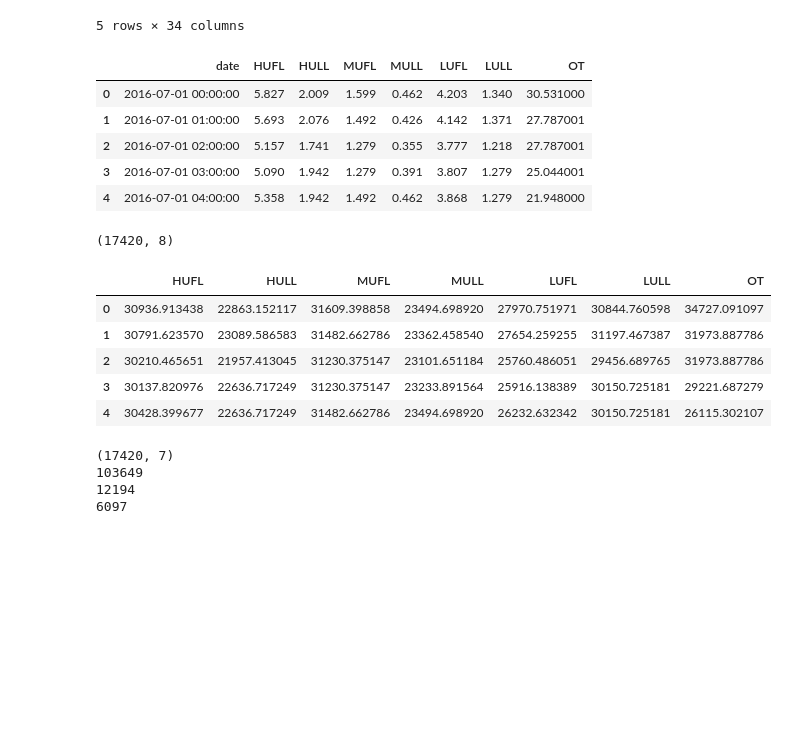
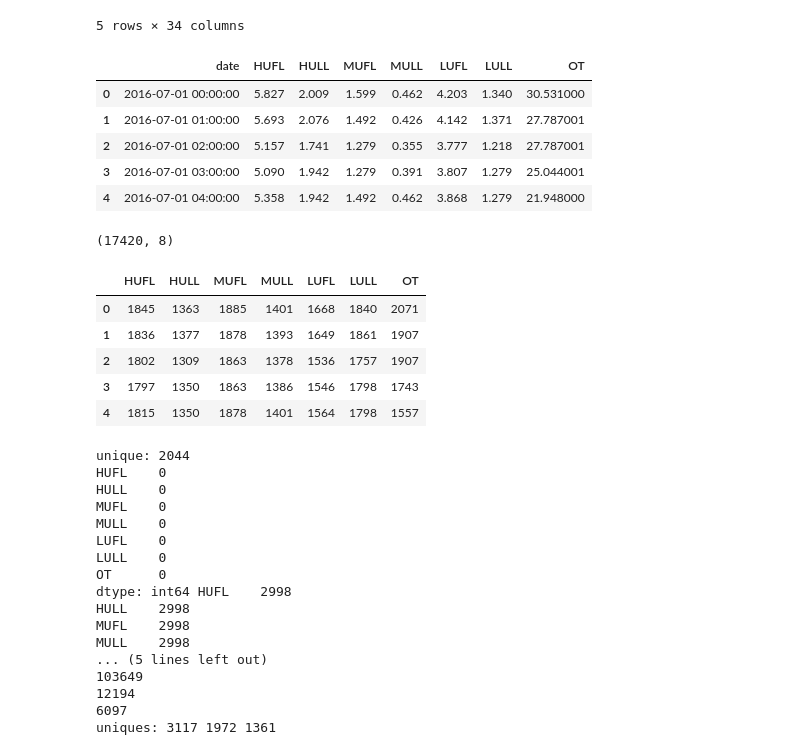
Before and after one commit to JoeyShapiro/GPT-Scratch-TimeSeries, a Jupyter notebook: data.ipynb, the cells around one changed output. Saved outputs shown, nothing was run; the diff lists cells and outputs as text; code cells hidden in the pictures; blank space fills up the shorter version.

```diff
--- a/data.ipynb
+++ b/data.ipynb
@@ -475,6 +475,10 @@ Number of duplicate rows: 0
 | 4 | 15009.835721 | 19669.850901 | 7210.422673 | 10821.964461 | 50111.025109 | 27833.175052 | 29338.176766 | 0.0 | 0.000000 | 28405.0 | ... | ... |
 5 rows × 34 columns
 # %%
+import pandas as pd
+
+vocab_size = 3000
+
 df = pd.read_csv('ETTh1.csv', header=0)
 display(df.head())
 print(df.shape)
@@ -487,40 +491,64 @@ df = df.drop(df.select_dtypes(['object']), axis=1)
 # this will cause a division by zero error
 # df = df.loc[:, (df != df.iloc[0]).any()] # does this remove the first row?
 df = df.loc[:, (df.min() != df.max())]
 
-df = (df - df.min()) * (50_257-2) / ( df.max() - df.min() )
+df = (df - df.min()) * (vocab_size-2) / ( df.max() - df.min() )
+df = df.astype(int)
 
 display(df.head())
+
+values = df.values.flatten()
+# get unique values
+unique = set(values)
+print('unique:', len(unique))
+
+print(df.min(), df.max())
 print(df.shape)
 
 # split some of the end for testing
 df_train = df.iloc[:int(df.shape[0] * 0.85)]
 df_eval = df.iloc[int(df.shape[0] * 0.85):int(df.shape[0] * 0.95)]
 df_test = df.iloc[int(df.shape[0] * 0.95):]
 
 # get number of values in each df
 print(len(df_train.values.flatten()))
 print(len(df_eval.values.flatten()))
 print(len(df_test.values.flatten()))
 
+# maybe this is unique rows?
+print(f"uniques: {df_train.nunique().sum()} {df_eval.nunique().sum()} {df_test.nunique().sum()}")
+
 df_train.to_csv('etth1-clean-train.csv', index=False, header=False)
 df_eval.to_csv('etth1-clean-eval.csv', index=False, header=False)
 df_test.to_csv('etth1-clean-test.csv', index=False, header=False)
 # %% [output]
 |  | date | HUFL | HULL | MUFL | MULL | LUFL | LULL | OT |
 | 0 | 2016-07-01 00:00:00 | 5.827 | 2.009 | 1.599 | 0.462 | 4.203 | 1.340 | 30.531000 |
 | 1 | 2016-07-01 01:00:00 | 5.693 | 2.076 | 1.492 | 0.426 | 4.142 | 1.371 | 27.787001 |
 | 2 | 2016-07-01 02:00:00 | 5.157 | 1.741 | 1.279 | 0.355 | 3.777 | 1.218 | 27.787001 |
 | 3 | 2016-07-01 03:00:00 | 5.090 | 1.942 | 1.279 | 0.391 | 3.807 | 1.279 | 25.044001 |
 | 4 | 2016-07-01 04:00:00 | 5.358 | 1.942 | 1.492 | 0.462 | 3.868 | 1.279 | 21.948000 |
 (17420, 8)
 |  | HUFL | HULL | MUFL | MULL | LUFL | LULL | OT |
-| 0 | 30936.913438 | 22863.152117 | 31609.398858 | 23494.698920 | 27970.751971 | 30844.760598 | 34727.091097 |
-| 1 | 30791.623570 | 23089.586583 | 31482.662786 | 23362.458540 | 27654.259255 | 31197.467387 | 31973.887786 |
-| 2 | 30210.465651 | 21957.413045 | 31230.375147 | 23101.651184 | 25760.486051 | 29456.689765 | 31973.887786 |
-| 3 | 30137.820976 | 22636.717249 | 31230.375147 | 23233.891564 | 25916.138389 | 30150.725181 | 29221.687279 |
-| 4 | 30428.399677 | 22636.717249 | 31482.662786 | 23494.698920 | 26232.632342 | 30150.725181 | 26115.302107 |
+| 0 | 1845 | 1363 | 1885 | 1401 | 1668 | 1840 | 2071 |
+| 1 | 1836 | 1377 | 1878 | 1393 | 1649 | 1861 | 1907 |
+| 2 | 1802 | 1309 | 1863 | 1378 | 1536 | 1757 | 1907 |
+| 3 | 1797 | 1350 | 1863 | 1386 | 1546 | 1798 | 1743 |
+| 4 | 1815 | 1350 | 1878 | 1401 | 1564 | 1798 | 1557 |
-(17420, 7)
+unique: 2044
+HUFL    0
+HULL    0
+MUFL    0
+MULL    0
+LUFL    0
+LULL    0
+OT      0
+dtype: int64 HUFL    2998
+HULL    2998
+MUFL    2998
+MULL    2998
+... (5 lines left out)
 103649
 12194
 6097
+uniques: 3117 1972 1361
```
Also changed, not shown: 1 other file.
